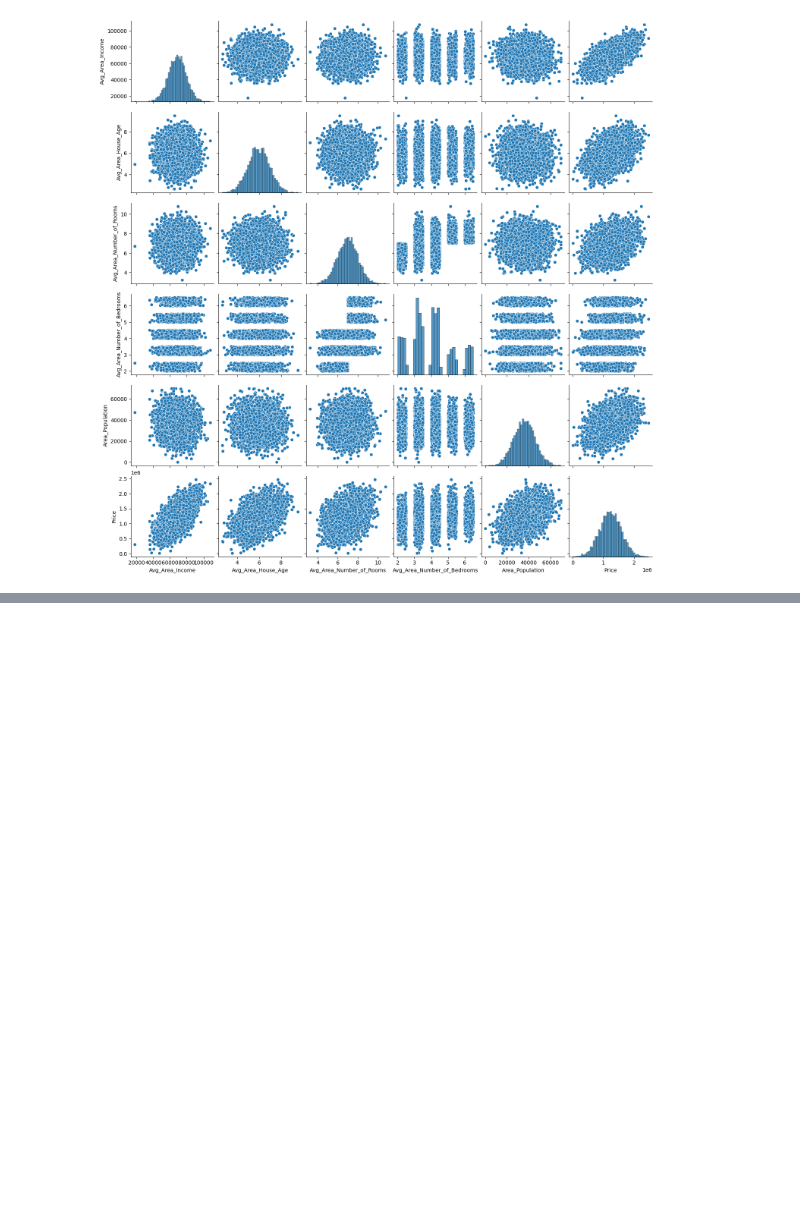
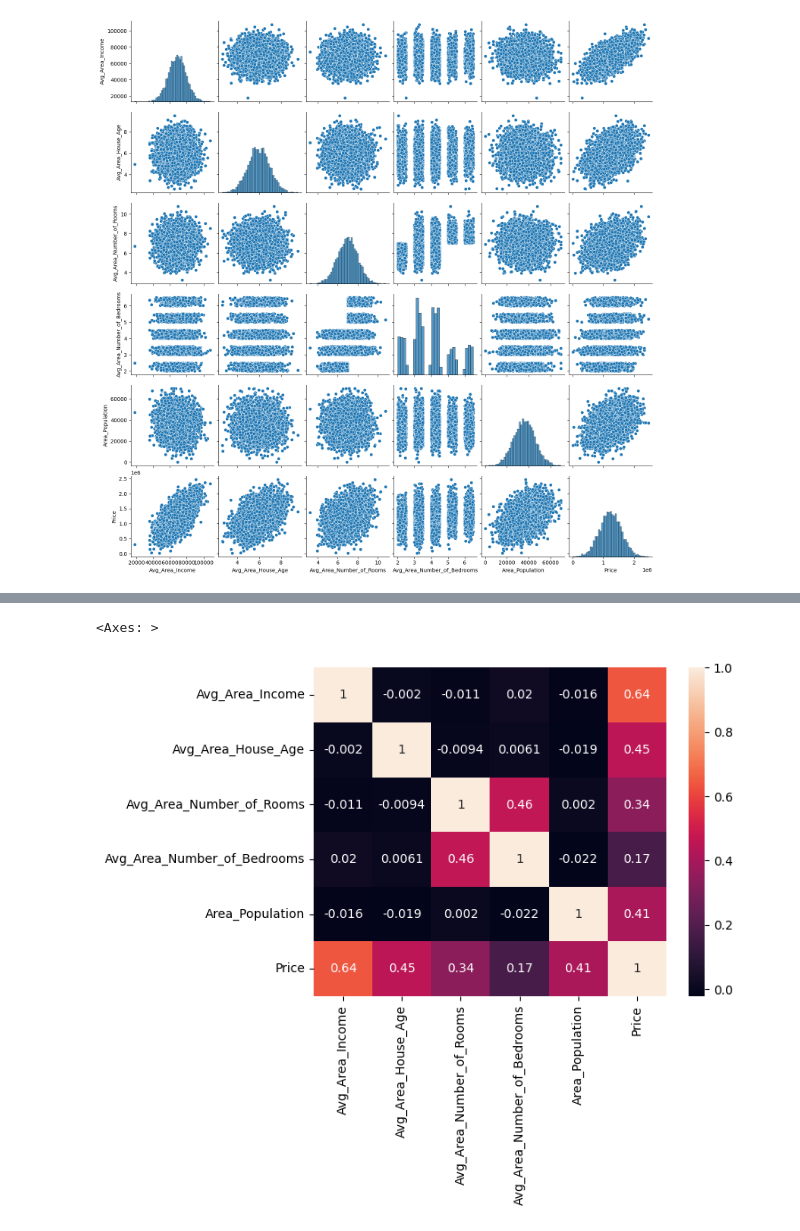
Before and after one commit to maubiazotto/estudos, a Jupyter notebook: Estudo_Regressão_linear_Kaggle.ipynb, the cells around one changed output, grey strips where cells are left out. Drawn from its saved outputs; the diff is of its cells as text; code cells hidden in the pictures; blank space fills up the shorter version.

```diff
--- a/Estudo_Regressão_linear_Kaggle.ipynb
+++ b/Estudo_Regressão_linear_Kaggle.ipynb
@@ -120,0 +143,6 @@ sns.pairplot(base_casa)
+# %%
+sns.heatmap(base_casa.corr(), annot=True)
+#annot = indica os valores internamente no gráfico
+# %% [output]
+<Axes: >
+[figure, added]
```
Also changed, not shown: parts of 20 cells of this notebook.
